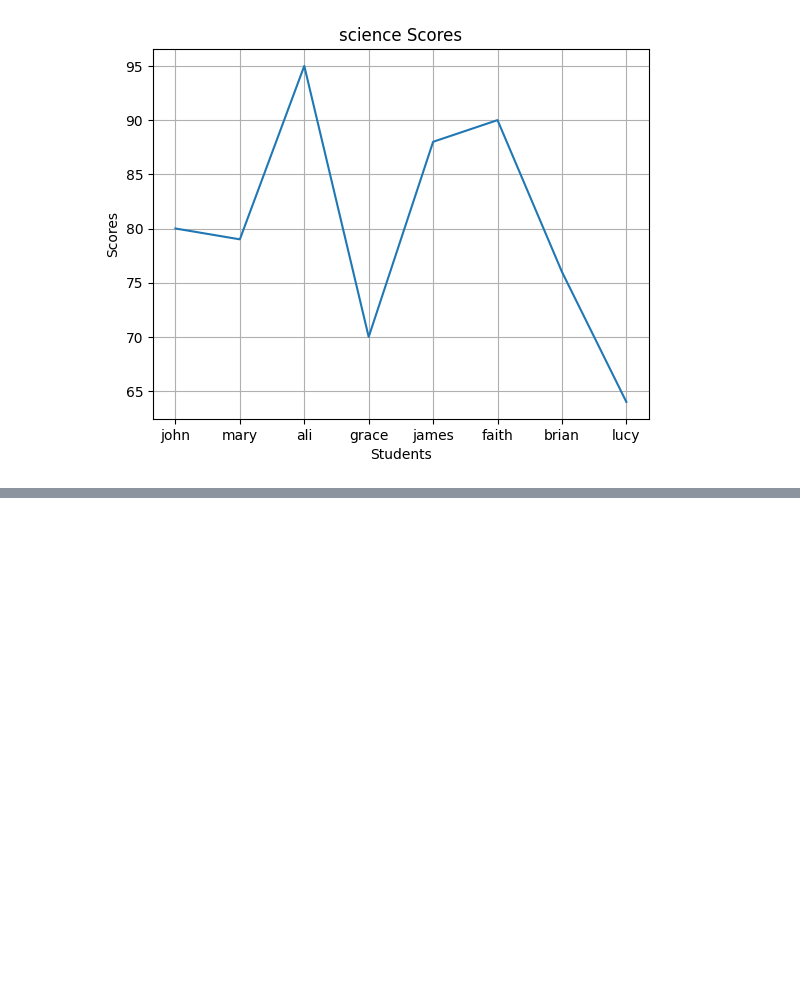
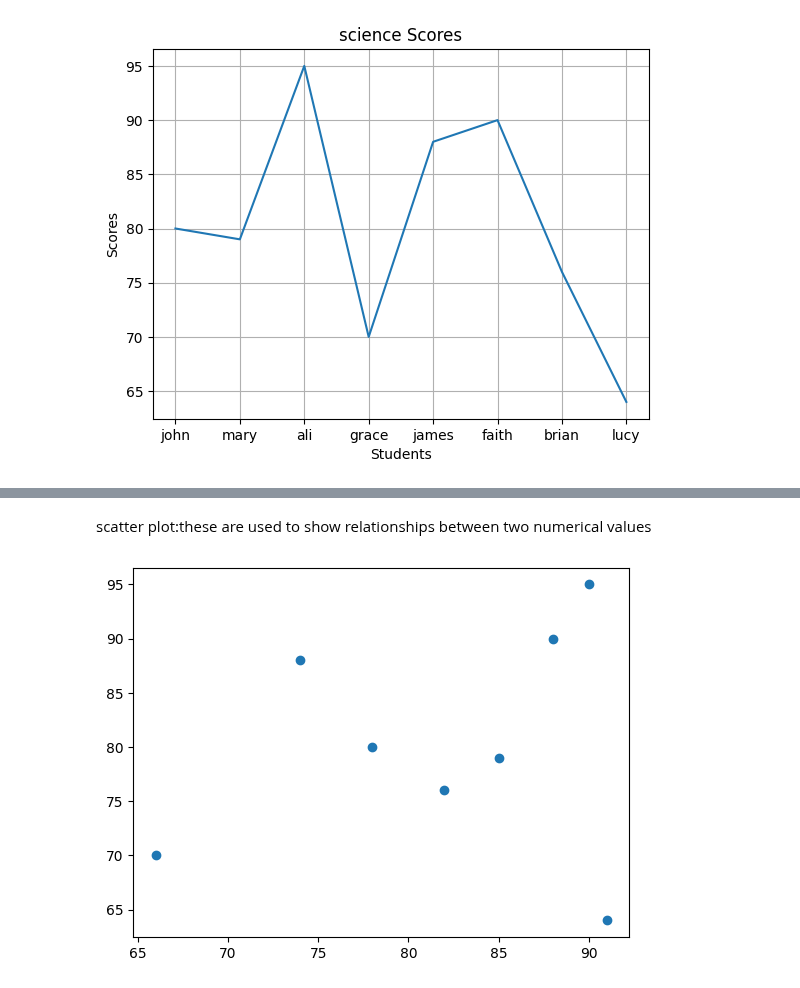
Before and after one commit to princeomarmohamed55/AI-PORTFOLIO-2026, a Jupyter notebook: visualization.ipynb, the cells around one changed output, grey strips where cells are left out. Saved outputs shown, nothing was run; the diff lists cells and outputs as text; code cells hidden in the pictures; blank space fills up the shorter version.

```diff
--- a/visualization.ipynb
+++ b/visualization.ipynb
@@ -54,0 +72,7 @@ plt.show()
+# %% [markdown]
+scatter plot:these are used to show relationships between two numerical values
+# %%
+plt.scatter(students["math"],students["science"])
+plt.show()
+# %% [output]
+[figure, added]
```
Also changed, not shown: parts of 7 cells of this notebook.
